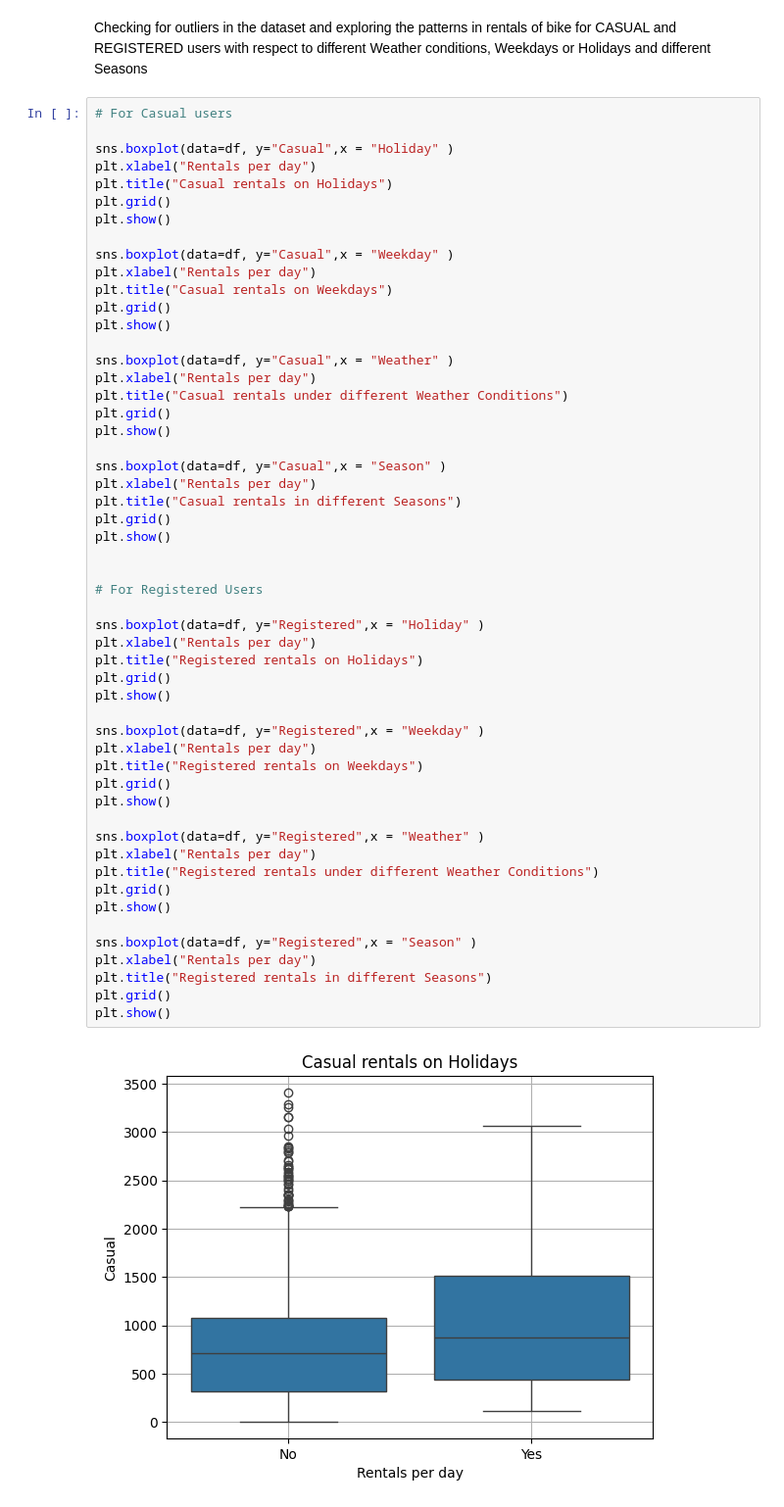
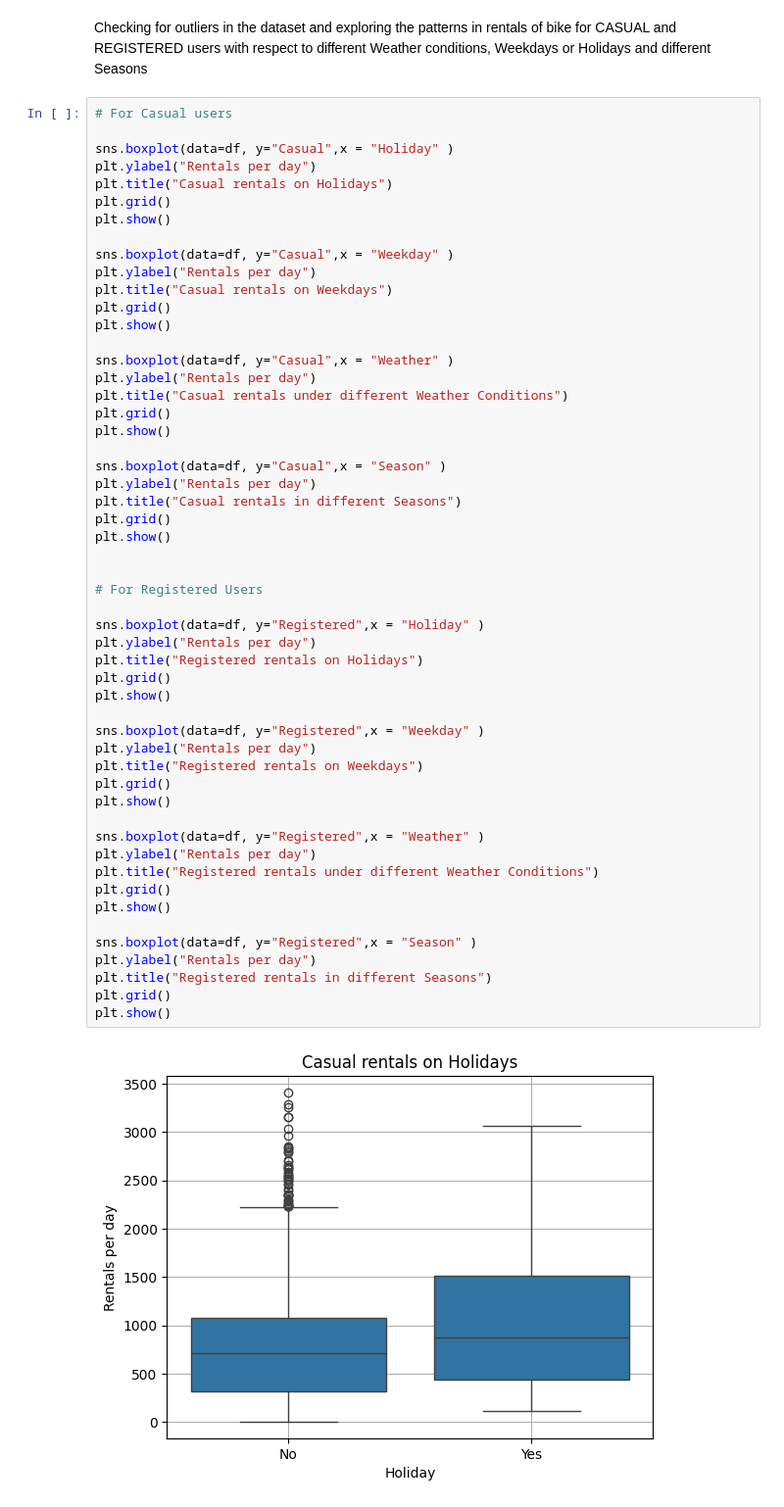
Before and after one commit to anik8C/EDA-of-Bike-Sharing-in-DC, a Jupyter notebook: EDA.ipynb, the cells around one changed output. Shown: that part at 98% size. Drawn from its saved outputs; the diff is of its cells as text.

```diff
--- a/EDA.ipynb
+++ b/EDA.ipynb
@@ -64,54 +64,54 @@ Checking for outliers in the dataset and exploring the patterns in rentals of bi
 # For Casual users
 
 sns.boxplot(data=df, y="Casual",x = "Holiday" )
-plt.xlabel("Rentals per day")
+plt.ylabel("Rentals per day")
 plt.title("Casual rentals on Holidays")
 plt.grid()
 plt.show()
 
 sns.boxplot(data=df, y="Casual",x = "Weekday" )
-plt.xlabel("Rentals per day")
+plt.ylabel("Rentals per day")
 plt.title("Casual rentals on Weekdays")
 plt.grid()
 plt.show()
 
 sns.boxplot(data=df, y="Casual",x = "Weather" )
-plt.xlabel("Rentals per day")
+plt.ylabel("Rentals per day")
 plt.title("Casual rentals under different Weather Conditions")
 plt.grid()
 plt.show()
 
 sns.boxplot(data=df, y="Casual",x = "Season" )
-plt.xlabel("Rentals per day")
+plt.ylabel("Rentals per day")
 plt.title("Casual rentals in different Seasons")
 plt.grid()
 plt.show()
 
 
 # For Registered Users
 
 sns.boxplot(data=df, y="Registered",x = "Holiday" )
-plt.xlabel("Rentals per day")
+plt.ylabel("Rentals per day")
 plt.title("Registered rentals on Holidays")
 plt.grid()
 plt.show()
 
 sns.boxplot(data=df, y="Registered",x = "Weekday" )
-plt.xlabel("Rentals per day")
+plt.ylabel("Rentals per day")
 plt.title("Registered rentals on Weekdays")
 plt.grid()
 plt.show()
 
 sns.boxplot(data=df, y="Registered",x = "Weather" )
-plt.xlabel("Rentals per day")
+plt.ylabel("Rentals per day")
 plt.title("Registered rentals under different Weather Conditions")
 plt.grid()
 plt.show()
 
 sns.boxplot(data=df, y="Registered",x = "Season" )
-plt.xlabel("Rentals per day")
+plt.ylabel("Rentals per day")
 plt.title("Registered rentals in different Seasons")
 plt.grid()
 plt.show()
 # %% [output]
-[figure, old version]
+[figure, new version]
```
Also changed, not shown: parts of 1 cell of this notebook.
